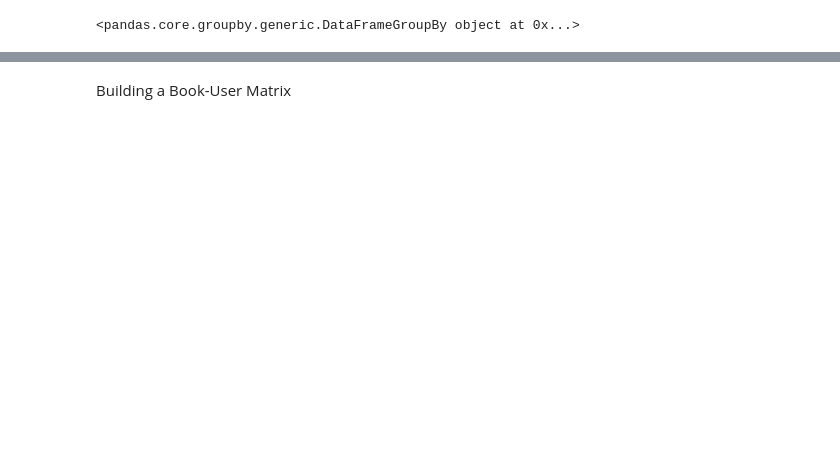
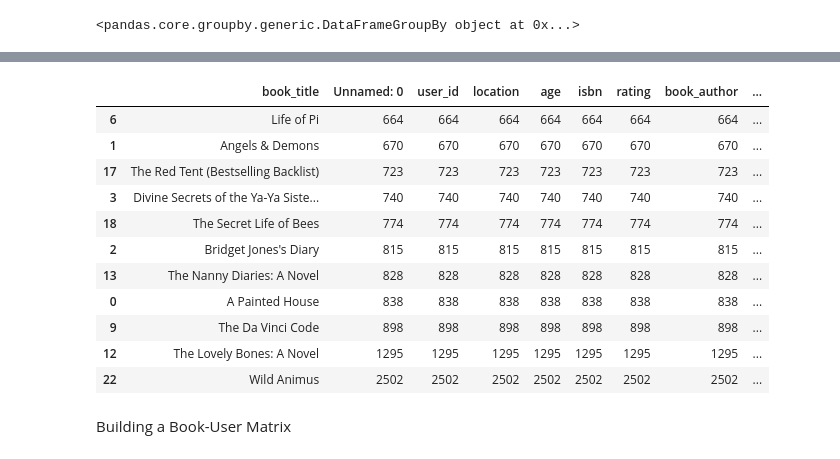
Before and after one commit to LongPatrol/final-project, a Jupyter notebook: Model2.ipynb, the cells around one changed output, grey strips where cells are left out. Saved outputs shown, nothing was run; the diff lists cells and outputs as text; code cells hidden in the pictures; blank space fills up the shorter version.

```diff
--- a/Model2.ipynb
+++ b/Model2.ipynb
@@ -61,2 +62,3 @@ group
 # %%
 group.sort_values(["user_id"], ascending= False)
+group.reset_index(level=0, inplace=True)
@@ -101,3 +71,22 @@ mean_books
+# %%
+# Median books: Life of Pi
+# for Over 834: The Lovely Bones: A Novel
+
+mean_books = group[group["user_id"] > 662]
+mean_books.sort_values(['user_id'], ascending= True)
+# %% [output]
+|  | book_title | Unnamed: 0 | user_id | location | age | isbn | rating | book_author | ... |
+| 6 | Life of Pi | 664 | 664 | 664 | 664 | 664 | 664 | 664 | ... |
+| 1 | Angels & Demons | 670 | 670 | 670 | 670 | 670 | 670 | 670 | ... |
+| 17 | The Red Tent (Bestselling Backlist) | 723 | 723 | 723 | 723 | 723 | 723 | 723 | ... |
+| 3 | Divine Secrets of the Ya-Ya Siste... | 740 | 740 | 740 | 740 | 740 | 740 | 740 | ... |
+| 18 | The Secret Life of Bees | 774 | 774 | 774 | 774 | 774 | 774 | 774 | ... |
+| 2 | Bridget Jones's Diary | 815 | 815 | 815 | 815 | 815 | 815 | 815 | ... |
+| 13 | The Nanny Diaries: A Novel | 828 | 828 | 828 | 828 | 828 | 828 | 828 | ... |
+| 0 | A Painted House | 838 | 838 | 838 | 838 | 838 | 838 | 838 | ... |
+| 9 | The Da Vinci Code | 898 | 898 | 898 | 898 | 898 | 898 | 898 | ... |
+| 12 | The Lovely Bones: A Novel | 1295 | 1295 | 1295 | 1295 | 1295 | 1295 | 1295 | ... |
+| 22 | Wild Animus | 2502 | 2502 | 2502 | 2502 | 2502 | 2502 | 2502 | ... |
 # %% [markdown]
 Building a Book-User Matrix
 # %%
```
Also changed, not shown: parts of 17 cells of this notebook, 1 other file.
